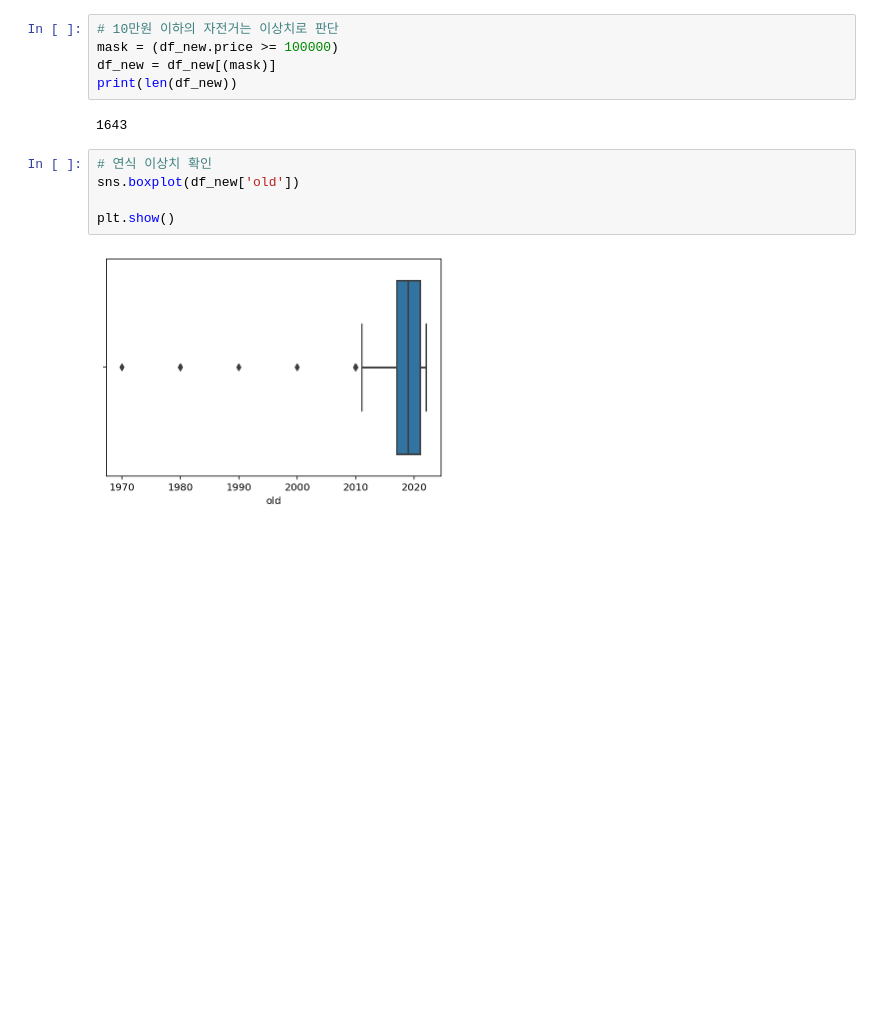
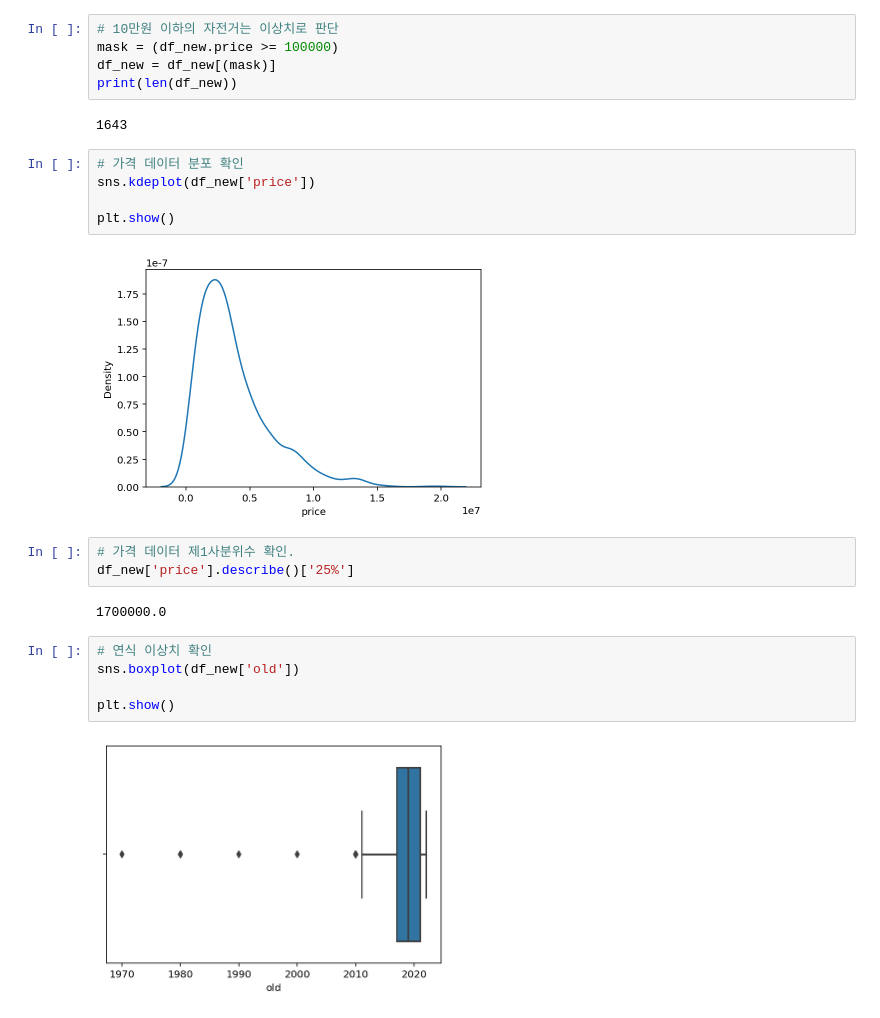
Before and after one commit to MaengJoonYoung/Section3_Project, a Jupyter notebook: Preprocessing&model_test.ipynb, the cells around one changed output. Drawn from its saved outputs; the diff is of its cells as text; blank space fills up the shorter version.

Commit message:
price_visualization

```diff
--- a/Preprocessing&model_test.ipynb
+++ b/Preprocessing&model_test.ipynb
@@ -139,6 +139,18 @@ df_new = df_new[(mask)]
 print(len(df_new))
 # %% [output]
 1643
+# %%
+# 가격 데이터 분포 확인
+sns.kdeplot(df_new['price'])
+
+plt.show()
+# %% [output]
+[figure, added]
+# %%
+# 가격 데이터 제1사분위수 확인.
+df_new['price'].describe()['25%']
+# %% [output]
+1700000.0
 # %%
 # 연식 이상치 확인
 sns.boxplot(df_new['old'])
```
